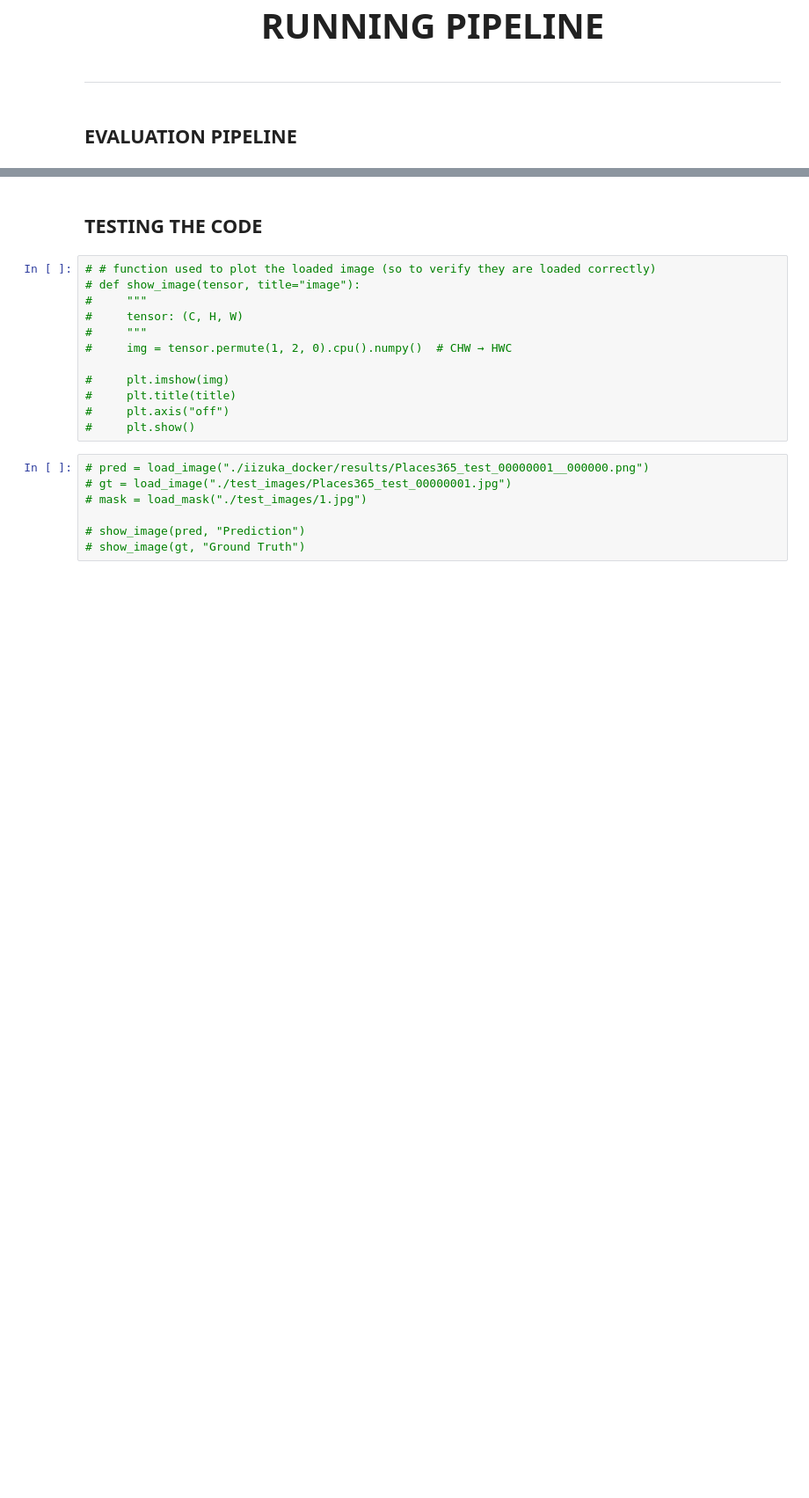
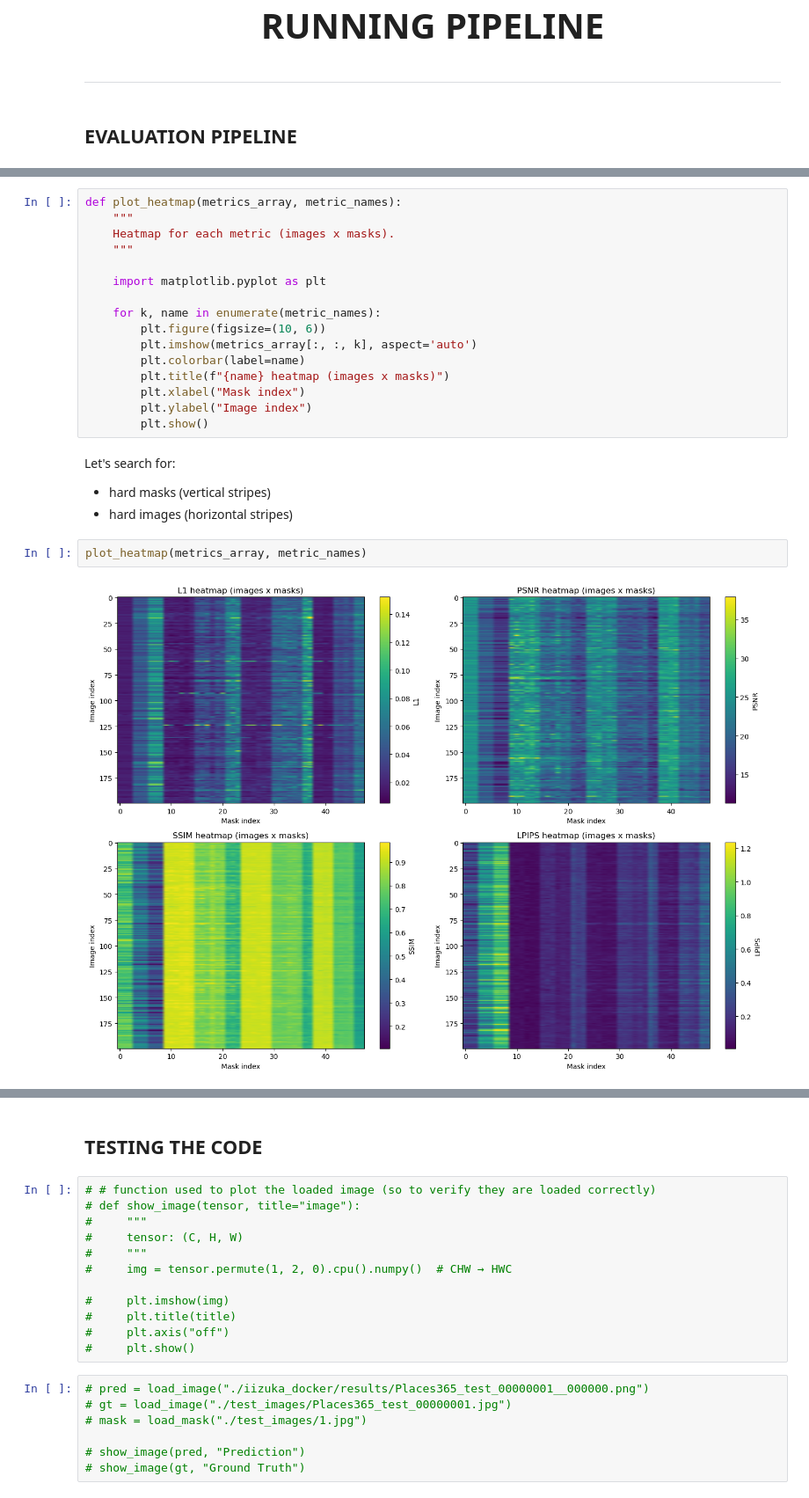
Before and after one commit to Mattia-Ponchio/Vision_Project, a Jupyter notebook: Metrics.ipynb, the cells around one changed output, grey strips where cells are left out. Shown at 88% size. Drawn from its saved outputs; the diff is of its cells as text; blank space fills up the shorter version.

```diff
--- a/Metrics.ipynb
+++ b/Metrics.ipynb
@@ -582,0 +629,24 @@ loaded_dict = np.load("mean_metrics_200img_48masks_iizuka_no_blending.npy", allo
+# %%
+def plot_heatmap(metrics_array, metric_names):
+    """
+    Heatmap for each metric (images x masks).
+    """
+
+    import matplotlib.pyplot as plt
+
+    for k, name in enumerate(metric_names):
+        plt.figure(figsize=(10, 6))
+        plt.imshow(metrics_array[:, :, k], aspect='auto')
+        plt.colorbar(label=name)
+        plt.title(f"{name} heatmap (images x masks)")
+        plt.xlabel("Mask index")
+        plt.ylabel("Image index")
+        plt.show()
+# %% [markdown]
+Let's search for:
+* hard masks (vertical stripes)
+* hard images (horizontal stripes)
+# %%
+plot_heatmap(metrics_array, metric_names)
+# %% [output]
+[figure, added]
```
Also changed, not shown: parts of 16 cells of this notebook.
